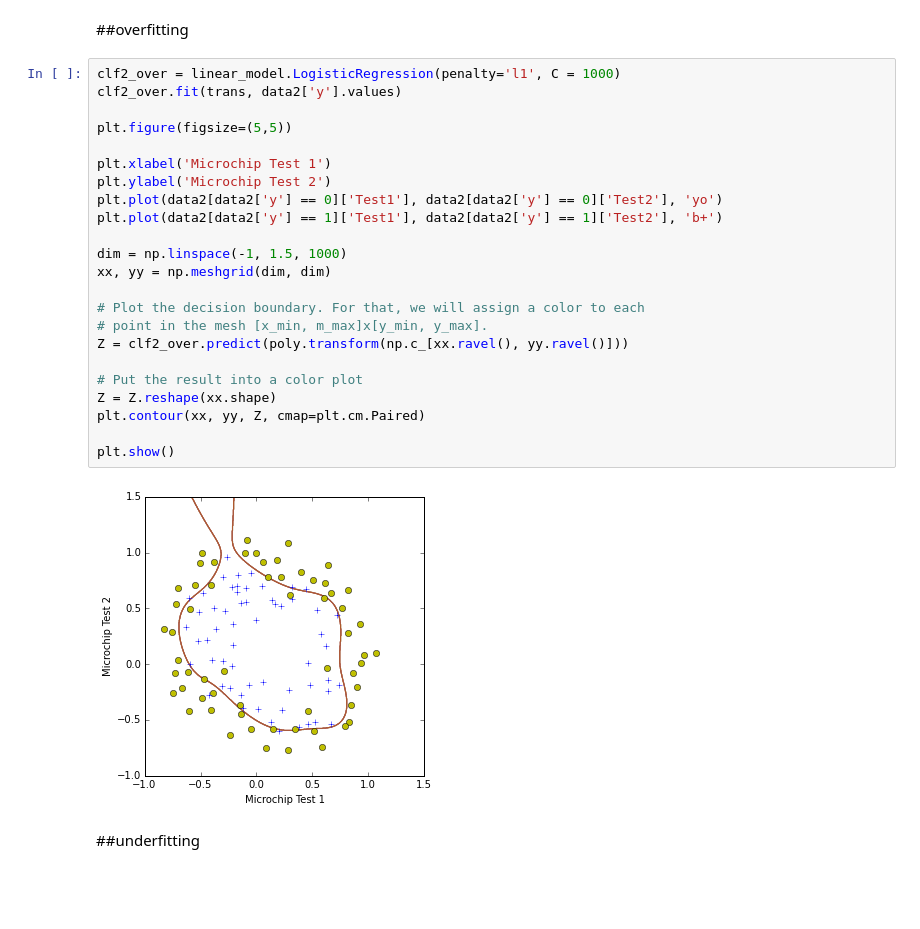
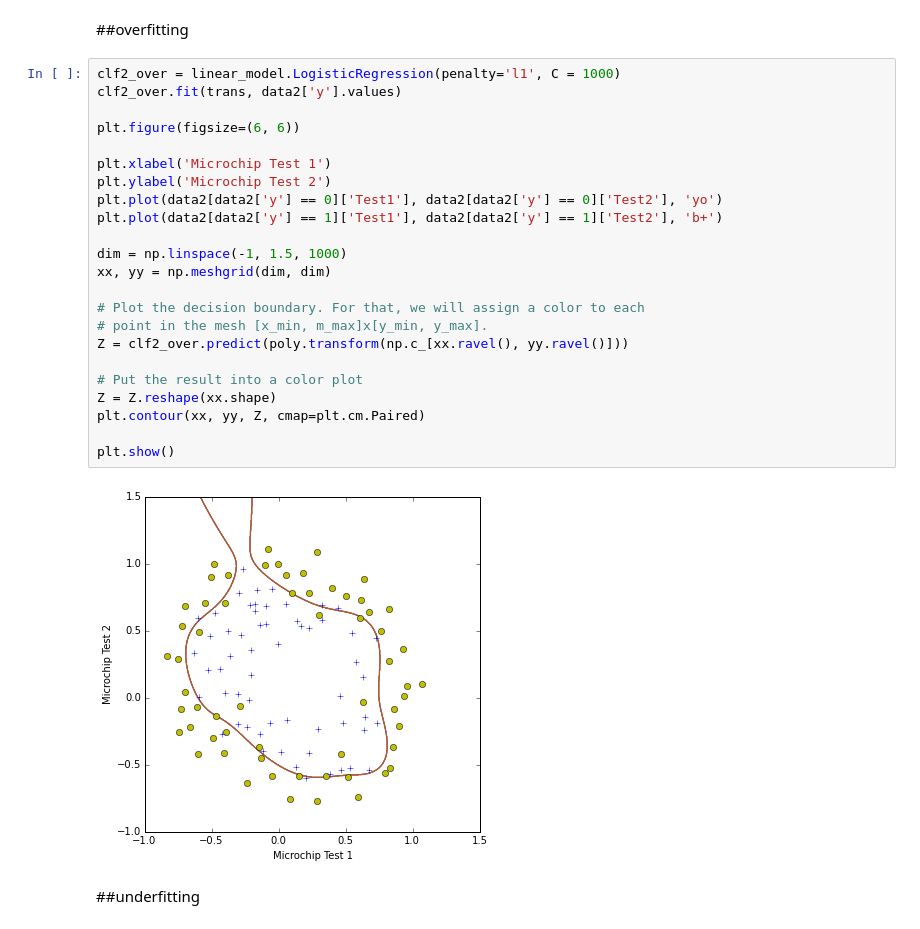
Before and after one commit to kongfy/ml-007, a Jupyter notebook: mlclass-ex2/ex2.ipynb, the cells around one changed output. Cells and saved outputs as stored; diff of their text form; blank space fills up the shorter version.

```diff
--- a/mlclass-ex2/ex2.ipynb
+++ b/mlclass-ex2/ex2.ipynb
@@ -124,28 +125,28 @@ plt.show()
 # %%
 clf2_over = linear_model.LogisticRegression(penalty='l1', C = 1000)
 clf2_over.fit(trans, data2['y'].values)
 
-plt.figure(figsize=(5,5))
+plt.figure(figsize=(6, 6))
 
 plt.xlabel('Microchip Test 1')
 plt.ylabel('Microchip Test 2')
 plt.plot(data2[data2['y'] == 0]['Test1'], data2[data2['y'] == 0]['Test2'], 'yo')
 plt.plot(data2[data2['y'] == 1]['Test1'], data2[data2['y'] == 1]['Test2'], 'b+')
 
 dim = np.linspace(-1, 1.5, 1000)
 xx, yy = np.meshgrid(dim, dim)
 
 # Plot the decision boundary. For that, we will assign a color to each
 # point in the mesh [x_min, m_max]x[y_min, y_max].
 Z = clf2_over.predict(poly.transform(np.c_[xx.ravel(), yy.ravel()]))
 
 # Put the result into a color plot
 Z = Z.reshape(xx.shape)
 plt.contour(xx, yy, Z, cmap=plt.cm.Paired)
 
 plt.show()
 # %% [output]
-[figure, old version]
+[figure, new version]
 # %% [markdown]
 ##underfitting
 # %%
```
Also changed, not shown: parts of 7 cells of this notebook, 5 other files.
